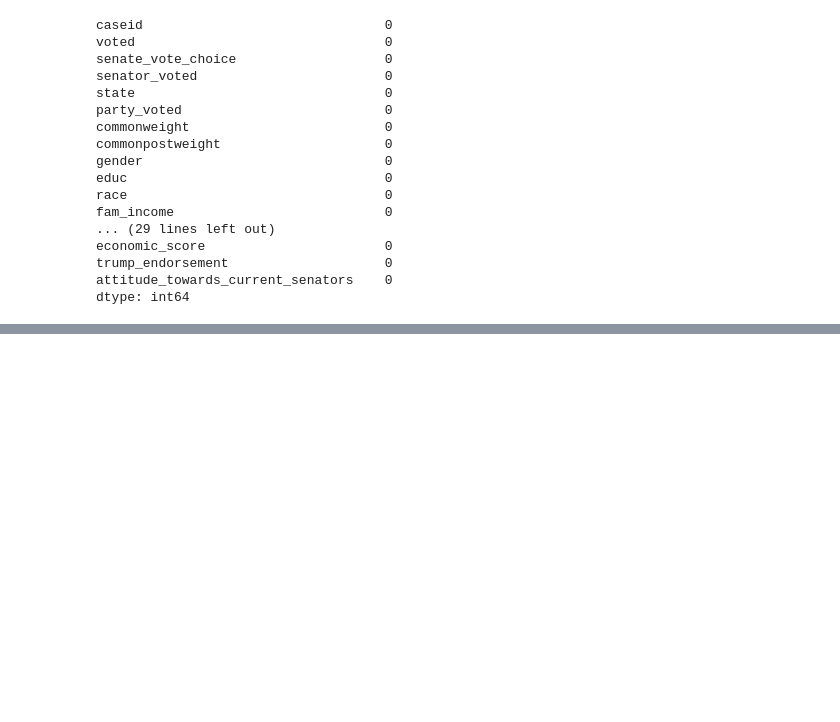
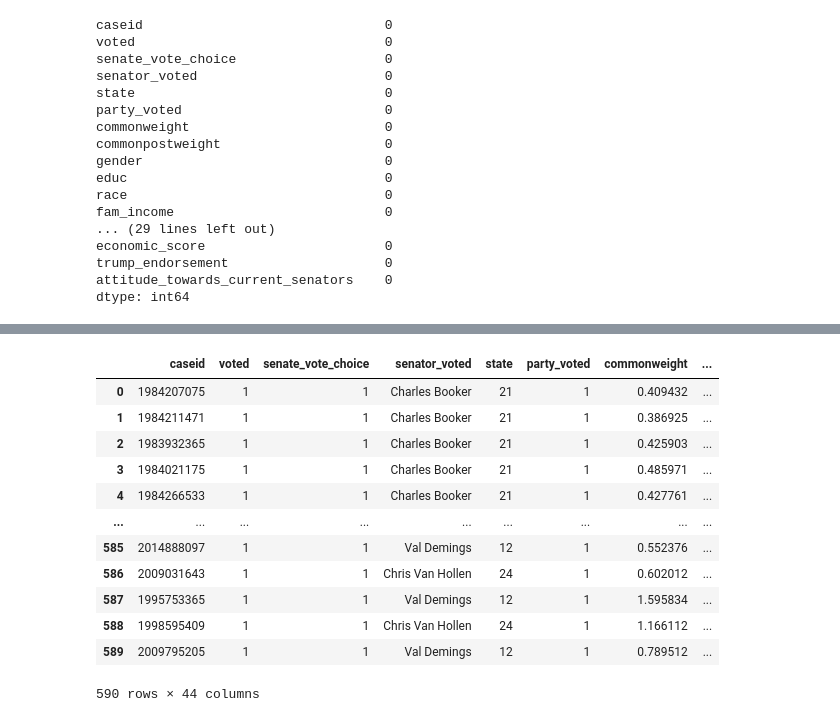
Before and after one commit to macs30200-s23/replication-materials-yuanninghuang, a Jupyter notebook: draft.ipynb, the cells around one changed output, grey strips where cells are left out. Saved outputs shown, nothing was run; the diff lists cells and outputs as text; code cells hidden in the pictures; blank space fills up the shorter version.

```diff
--- a/draft.ipynb
+++ b/draft.ipynb
@@ -502,0 +621,7 @@ abortion_ballot     0.4589      0.046      9.885      0.000       0.368       0.
+# %%
+# Compare only states that have ballot questions supporting abortion rights to states without abortion ballot questions
+merged_df_for = merged_df[merged_df['abortion_ballot'].isin([0,2])]
+merged_df_for['abortion_ballot'] = merged_df_for['abortion_ballot'].replace(2, 1)
+
+# Compare only states that have ballot questions prohibiting abortion rights to states without abortion ballot questions
+merged_df_against = merged_df[merged_df['abortion_ballot'].isin([0,1])]
@@ -523,0 +830,36 @@ LinAlgError: Singular matrix
+# %%
+# Set a caliper value, maximum allowable distance
+caliper = 0.05
+
+# Prepare the feature set (Z) and the treatment indicator (W)
+Z = merged_df_against[Z_var]
+X = merged_df_against[X_var]
+
+# Estimate propensity scores using logistic regression
+lr = LogisticRegression(max_iter=1000)
+lr.fit(Z, X)
+merged_df_against['propensity_score'] = lr.predict_proba(Z)[:, 1]
+
+# Split treated and control observations
+treated = merged_df_against[merged_df_against['abortion_ballot'] == 1]
+control = merged_df_against[merged_df_against['abortion_ballot'] == 0]
+
+# Match treated and control observations based on propensity scores
+nn = NearestNeighbors(n_neighbors=1)
+nn.fit(control[['propensity_score']])
+distances, indices = nn.kneighbors(treated[['propensity_score']])
+indices = indices.reshape(-1)
+
+# Create a matched dataset
+matched_control_indices = []
+matched_treated_indices = []
+for i, (dist, idx) in enumerate(zip(distances, indices)):
+    if dist <= caliper:
+        matched_control_indices.append(idx)
+        matched_treated_indices.append(i)
+
+matched_control = control.iloc[matched_control_indices]
+matched_treated = treated.iloc[matched_treated_indices]
+
+# Concatenate matched treated and control observations
+matched_data_against = pd.concat([matched_treated, matched_control], axis=0).reset_index(drop=True)
@@ -523,0 +931,16 @@ LinAlgError: Singular matrix
+# %%
+matched_data_against
+# %% [output]
+|  | caseid | voted | senate_vote_choice | senator_voted | state | party_voted | commonweight | ... |
+| 0 | 1984207075 | 1 | 1 | Charles Booker | 21 | 1 | 0.409432 | ... |
+| 1 | 1984211471 | 1 | 1 | Charles Booker | 21 | 1 | 0.386925 | ... |
+| 2 | 1983932365 | 1 | 1 | Charles Booker | 21 | 1 | 0.425903 | ... |
+| 3 | 1984021175 | 1 | 1 | Charles Booker | 21 | 1 | 0.485971 | ... |
+| 4 | 1984266533 | 1 | 1 | Charles Booker | 21 | 1 | 0.427761 | ... |
+| ... | ... | ... | ... | ... | ... | ... | ... | ... |
+| 585 | 2014888097 | 1 | 1 | Val Demings | 12 | 1 | 0.552376 | ... |
+| 586 | 2009031643 | 1 | 1 | Chris Van Hollen | 24 | 1 | 0.602012 | ... |
+| 587 | 1995753365 | 1 | 1 | Val Demings | 12 | 1 | 1.595834 | ... |
+| 588 | 1998595409 | 1 | 1 | Chris Van Hollen | 24 | 1 | 1.166112 | ... |
+| 589 | 2009795205 | 1 | 1 | Val Demings | 12 | 1 | 0.789512 | ... |
+590 rows × 44 columns
```
Also changed, not shown: parts of 28 cells of this notebook, 1 other file.
